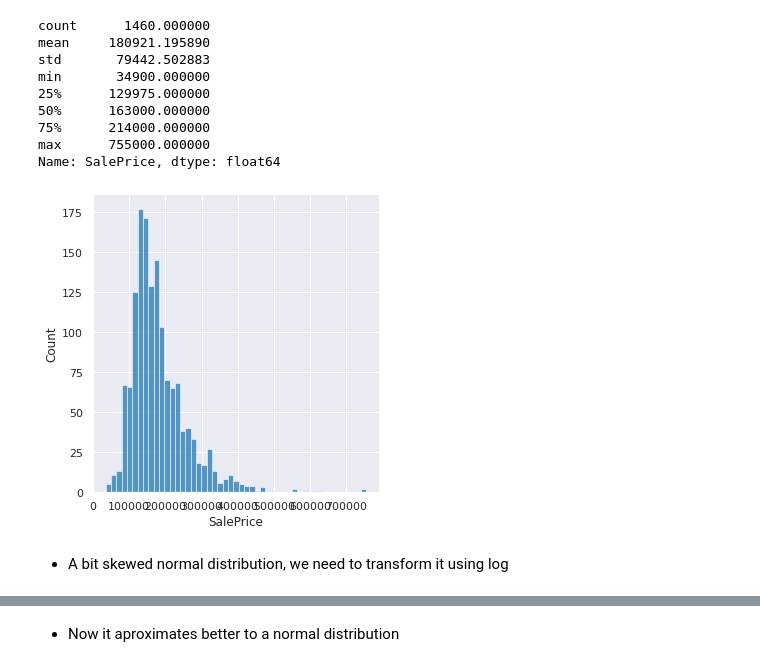
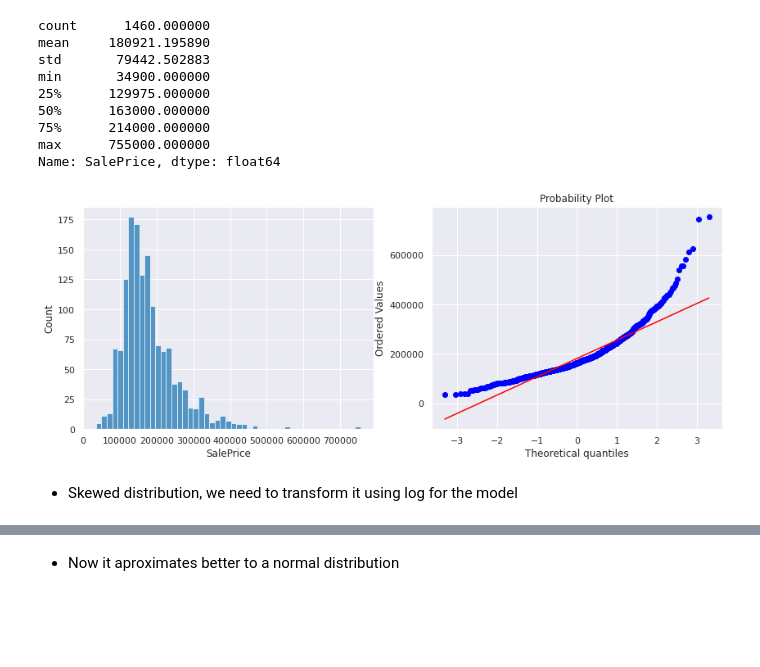
Before and after one commit to adriancervero/kaggle, a Jupyter notebook: house-prices/house-prices.ipynb, the cells around one changed output, grey strips where cells are left out. Cells and saved outputs as stored; diff of their text form; code cells hidden in the pictures; blank space fills up the shorter version.

```diff
--- a/house-prices/house-prices.ipynb
+++ b/house-prices/house-prices.ipynb
@@ -141,9 +149,11 @@ min       34900.000000
 75%      214000.000000
 max      755000.000000
 Name: SalePrice, dtype: float64
-# %%
-sns.displot(train['SalePrice']);
-# %% [output]
-[figure, removed]
+# %%
+fig, ax = plt.subplots(1, 2, figsize=(14,5))
+sns.histplot(train['SalePrice'], ax=ax[0]);
+stats.probplot(train['SalePrice'], plot=ax[1]);
+# %% [output]
+[figure, added]
 # %% [markdown]
-* A bit skewed normal distribution, we need to transform it using log
+* Skewed distribution, we need to transform it using log for the model
```
Also changed, not shown: parts of 57 cells of this notebook.
